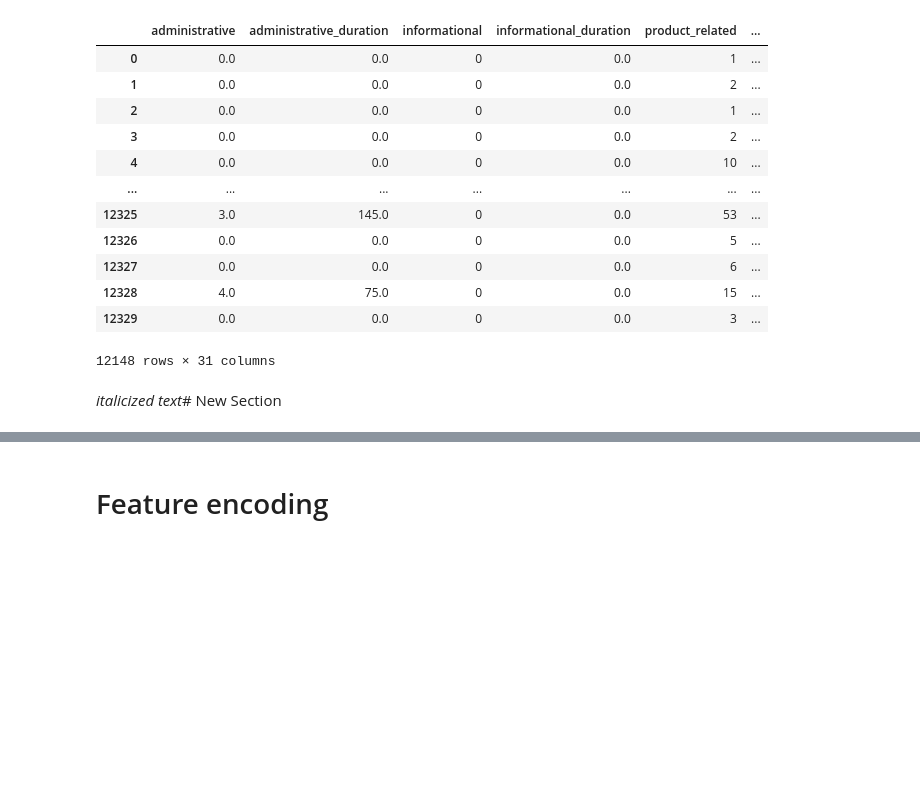
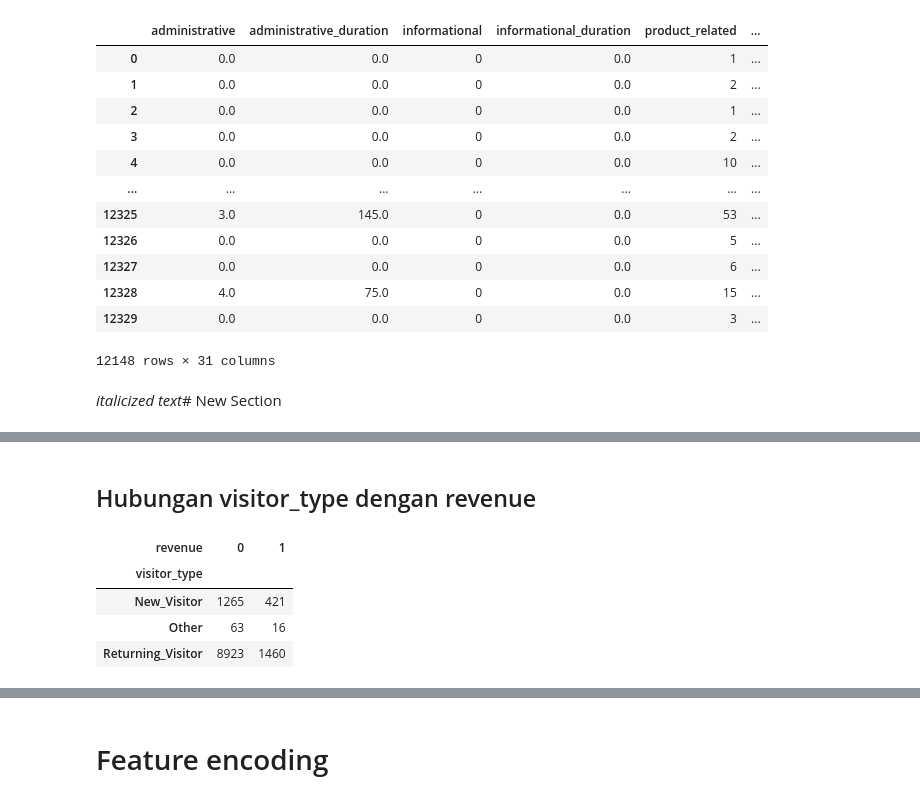
Before and after one commit to widyadaridhyp/Unlocking-Online-Shopper-Behavior, a Jupyter notebook: FINAL_PROJECT_SEABORN_TEAM_Preprocessing.ipynb, the cells around one changed output, grey strips where cells are left out. Cells and saved outputs as stored; diff of their text form; code cells hidden in the pictures; blank space fills up the shorter version.

```diff
--- a/FINAL_PROJECT_SEABORN_TEAM_Preprocessing.ipynb
+++ b/FINAL_PROJECT_SEABORN_TEAM_Preprocessing.ipynb
@@ -354,0 +440,12 @@ data
+# %% [markdown]
+## Hubungan visitor_type dengan revenue
+# %%
+tabel_kontingensi_visitor = data.groupby(['visitor_type','revenue']).size().unstack(fill_value=0)
+# %%
+tabel_kontingensi_visitor
+# %% [output]
+| revenue | 0 | 1 |
+| visitor_type |  |  |
+| New_Visitor | 1265 | 421 |
+| Other | 63 | 16 |
+| Returning_Visitor | 8923 | 1460 |
```
Also changed, not shown: parts of 47 cells of this notebook.
